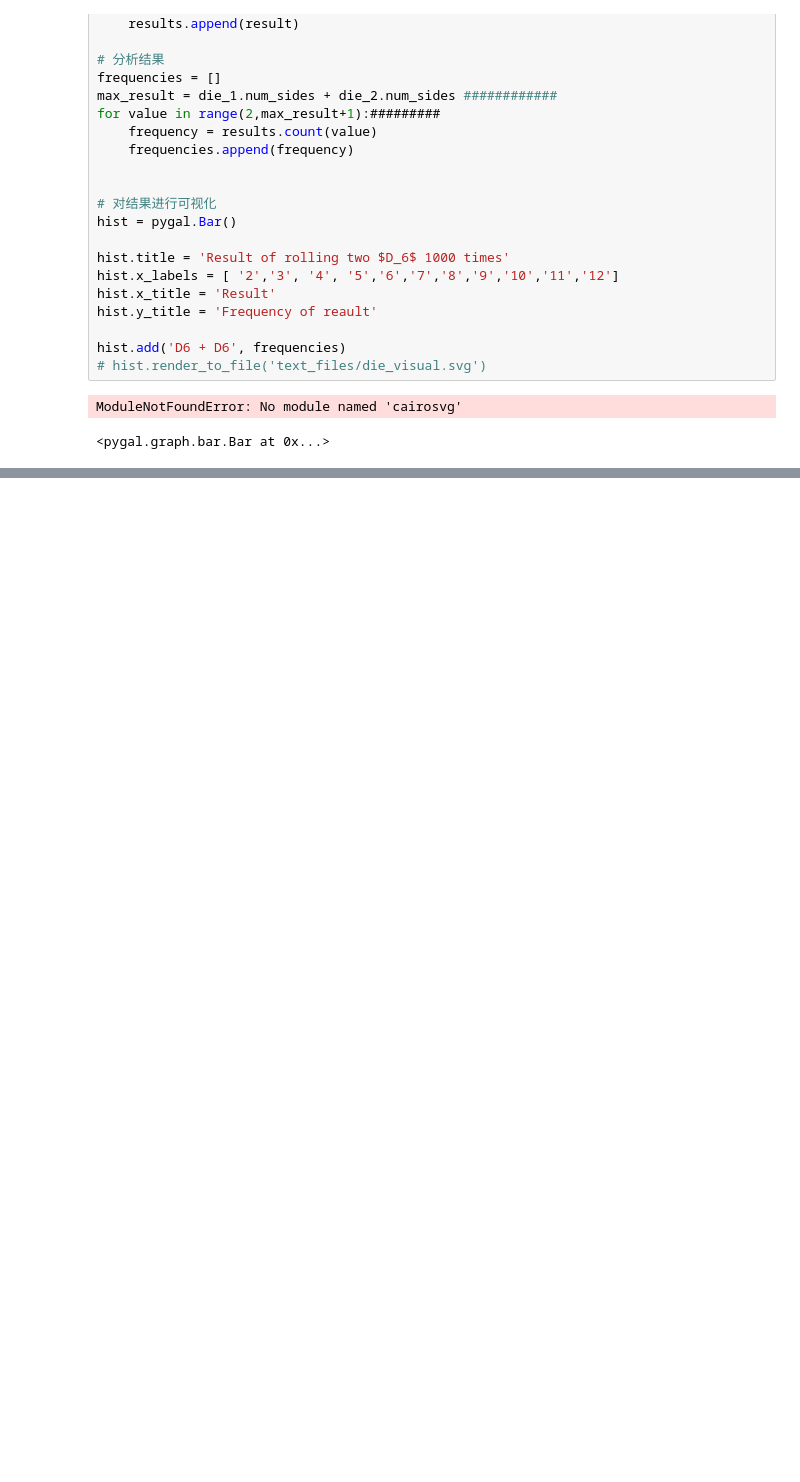
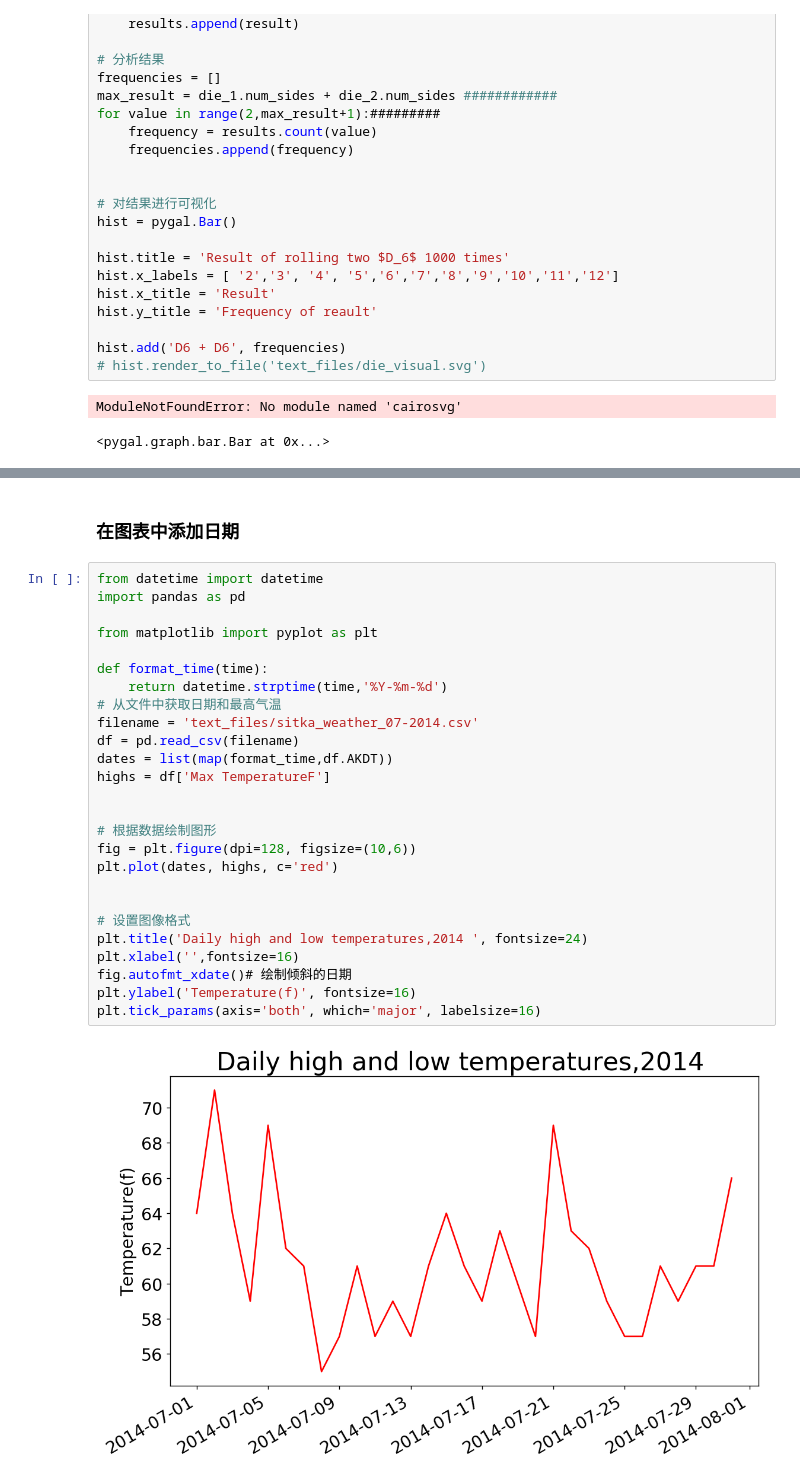
Before and after one commit to chenboshuo/learn_python, a Jupyter notebook: jupyter_note/data_visualization.ipynb, the cells around one changed output, grey strips where cells are left out. Saved outputs shown, nothing was run; the diff lists cells and outputs as text; blank space fills up the shorter version.

Commit message:
在图表中添加日期

```diff
--- a/jupyter_note/data_visualization.ipynb
+++ b/jupyter_note/data_visualization.ipynb
@@ -414,0 +548,30 @@ ModuleNotFoundError: No module named 'cairosvg'
+# %% [markdown]
+### 在图表中添加日期
+# %%
+from datetime import datetime
+import pandas as pd
+
+from matplotlib import pyplot as plt
+
+def format_time(time):
+    return datetime.strptime(time,'%Y-%m-%d')
+# 从文件中获取日期和最高气温
+filename = 'text_files/sitka_weather_07-2014.csv'
+df = pd.read_csv(filename)
+dates = list(map(format_time,df.AKDT))
+highs = df['Max TemperatureF']
+
+
+# 根据数据绘制图形
+fig = plt.figure(dpi=128, figsize=(10,6))
+plt.plot(dates, highs, c='red')
+
+
+# 设置图像格式
+plt.title('Daily high and low temperatures,2014 ', fontsize=24)
+plt.xlabel('',fontsize=16)
+fig.autofmt_xdate()# 绘制倾斜的日期
+plt.ylabel('Temperature(f)', fontsize=16)
+plt.tick_params(axis='both', which='major', labelsize=16)
+# %% [output]
+[figure, added]
```
Also changed, not shown: parts of 16 cells of this notebook, 1 other file.
